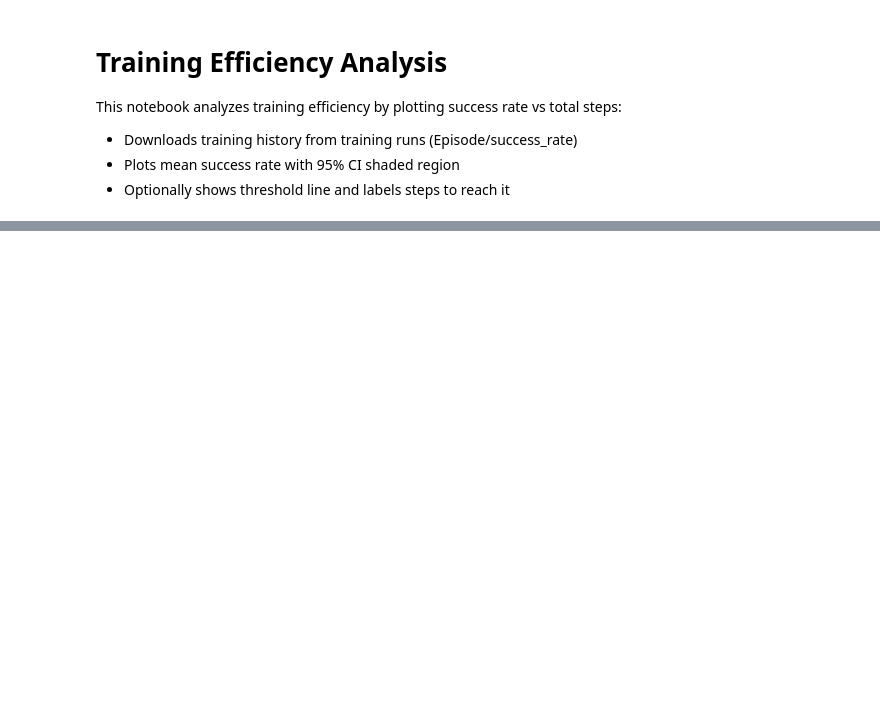
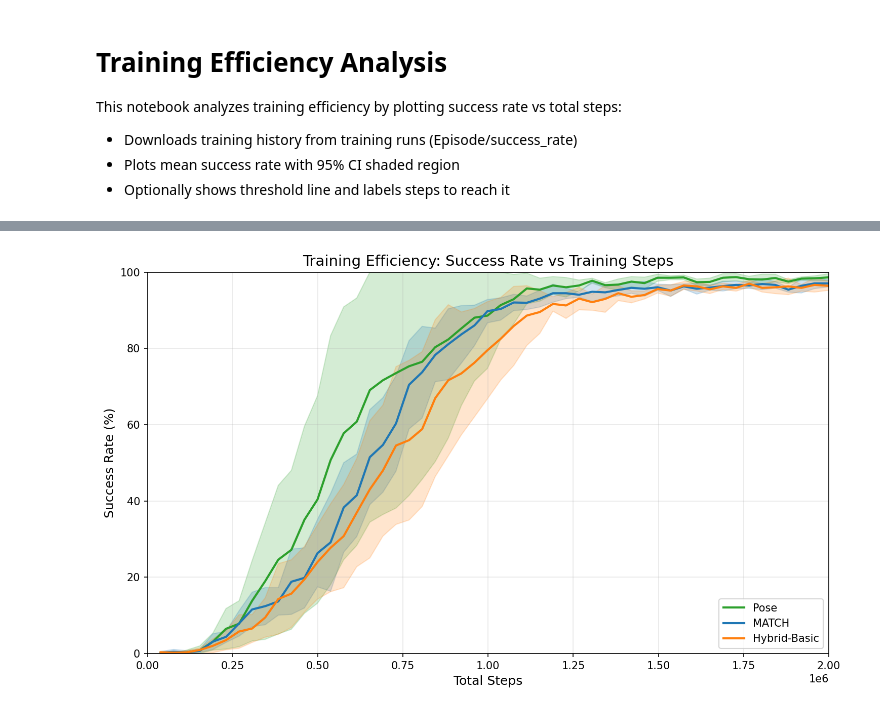
Before and after one commit to RoboNuke/Continuous_Force_RL, a Jupyter notebook: scripts/data_processing/training_efficiency_analysis.ipynb, the cells around one changed output, grey strips where cells are left out. Saved outputs shown, nothing was run; the diff lists cells and outputs as text; code cells hidden in the pictures; blank space fills up the shorter version.

```diff
--- a/scripts/data_processing/training_efficiency_analysis.ipynb
+++ b/scripts/data_processing/training_efficiency_analysis.ipynb
@@ -31,9 +31,12 @@ from analysis_utils import (
 
 # Method Tags
 METHOD_TAGS = {
-    "Pose": "pose_perf-comp:2026-01-05_10:54",
-    "Hybrid-Basic": "basic-hybrid_perf-comp:2026-01-05_10:54",
-    "SWISH": "LCLoP_fix_perf-comp:2026-01-09_11:17",
+    #"Pose": "pose_perf-comp:2026-01-05_10:54",
+    #"Hybrid-Basic": "basic-hybrid_perf-comp:2026-01-05_10:54",
+    #"SWISH": "LCLoP_fix_perf-comp:2026-01-09_11:17",
+    "Pose": "pose_base-case:2026-02-02_13:40",
+    "MATCH": "MATCH_base-case:2026-02-04_17:46",
+    "Hybrid-Basic": "basic-hybrid_base-case:2026-02-02_13:40",
 }
 
 # Metric to extract from training runs
@@ -45,6 +48,7 @@ SUCCESS_THRESHOLD = 80  # Percentage threshold for labeling
 SHOW_THRESHOLD_ANNOTATIONS = False  # Set to True to show threshold line and annotations
 
 # Plot Configuration
+X_LIM = (0, 2000000)
 Y_LIM = (0, 100)
 Y_TICKS = [0, 20, 40, 60, 80, 100]
 CI_ALPHA = 0.2
@@ -82,26 +105,29 @@ for method_name, df in training_data.items():
 # %%
 # ============================================================
 # BLOCK 3: TRAINING EFFICIENCY PLOT
 # ============================================================
 
 fig, ax, threshold_crossings = plot_training_curves(
     data_by_method=training_data,
     title="Training Efficiency: Success Rate vs Training Steps",
     x_label="Total Steps",
     y_label="Success Rate (%)",
+    x_lim=X_LIM,
     y_lim=Y_LIM,
     y_ticks=Y_TICKS,
     threshold=SUCCESS_THRESHOLD if SHOW_THRESHOLD_ANNOTATIONS else None,
     show_threshold_annotations=SHOW_THRESHOLD_ANNOTATIONS,
     ci_alpha=CI_ALPHA,
 )
 
 # Print threshold crossings if computed
 if threshold_crossings:
     print("\n" + "=" * 60)
     print(f"STEPS TO REACH {SUCCESS_THRESHOLD}% SUCCESS RATE")
     print("=" * 60)
     for method_name, step in sorted(threshold_crossings.items(), key=lambda x: x[1]):
         print(f"{method_name}: {step:,} steps")
 
 plt.show()
+# %% [output]
+[figure, added]
```
Also changed, not shown: parts of 1 cell of this notebook, 9 other files.
